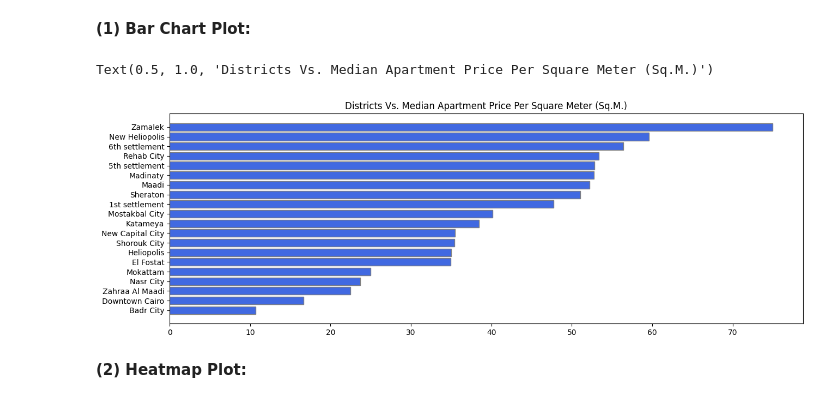
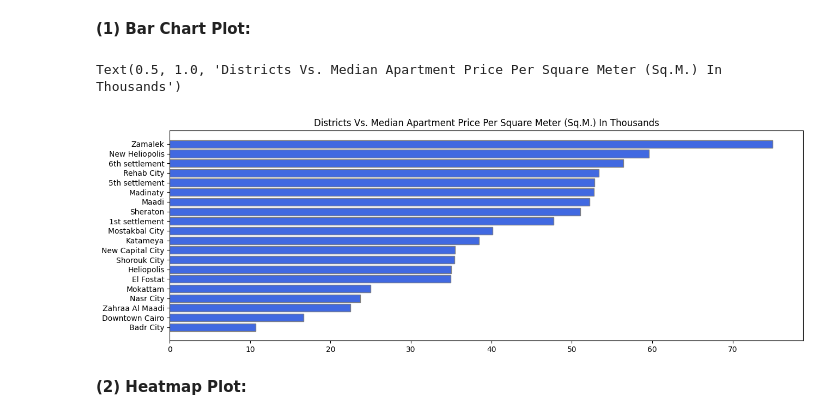
Before and after one commit to Geoshy/Bayut_Egypt_Real_Estate_Website_Data_Analysis_Project, a Jupyter notebook: Jupyter Notebooks/3_Bivariate_Analysis.ipynb, the cells around one changed output. Cells and saved outputs as stored; diff of their text form; code cells hidden in the pictures.

```diff
--- a/Jupyter Notebooks/2_Bivariate_Analysis.ipynb
+++ b/Jupyter Notebooks/3_Bivariate_Analysis.ipynb
@@ -95,17 +116,17 @@ districts_price_m2_group= df.groupby(
 # %%
 plt.figure(figsize=(15,5))
 plt.barh(
     districts_price_m2_group.index,
     districts_price_m2_group['median_m2_price'],
     color='royalblue',
     edgecolor='grey'
 )
 plt.gca().invert_yaxis()
 plt.gca().xaxis.set_major_formatter(plt.FuncFormatter(lambda x, position: (f'{int(x / 1000)}')))
-plt.title('Districts Vs. Median Apartment Price Per Square Meter (Sq.M.)')
+plt.title('Districts Vs. Median Apartment Price Per Square Meter (Sq.M.) In Thousands')
 # %% [output]
-Text(0.5, 1.0, 'Districts Vs. Median Apartment Price Per Square Meter (Sq.M.)')
+Text(0.5, 1.0, 'Districts Vs. Median Apartment Price Per Square Meter (Sq.M.) In Thousands')
-[figure, old version]
+[figure, new version]
 # %% [markdown]
 **(2) Heatmap Plot:**
 # %%
```
Also changed, not shown: parts of 19 cells of this notebook, 3 other files.
